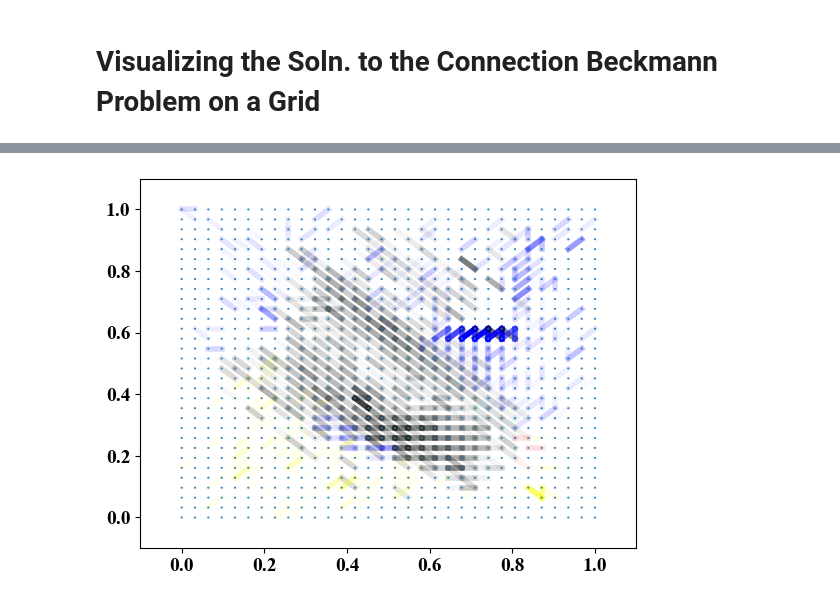
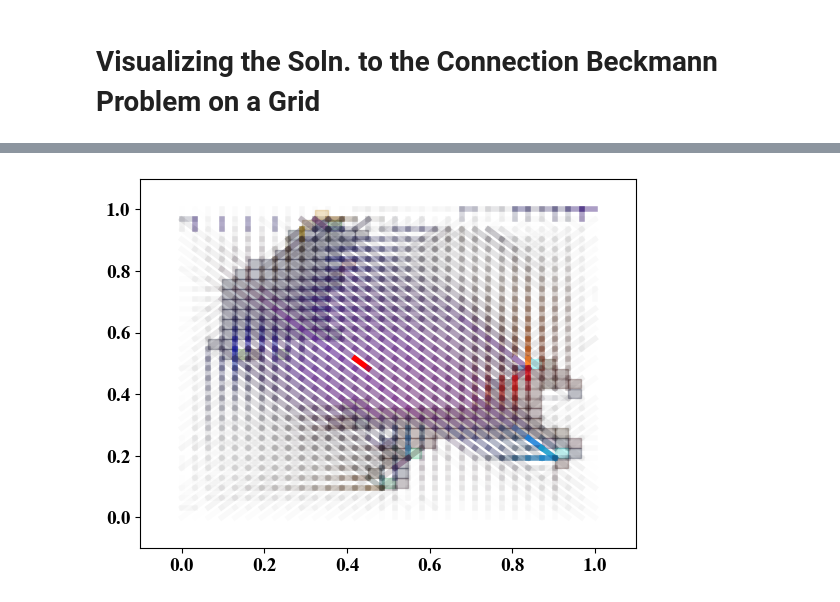
Before and after one commit to sawyer-jack-1/connection-graph-wasserstein, a Jupyter notebook: connection_beckmann_images.ipynb, the cells around one changed output, grey strips where cells are left out. Drawn from its saved outputs; the diff is of its cells as text; code cells hidden in the pictures.

```diff
--- a/connection_beckmann_images.ipynb
+++ b/connection_beckmann_images.ipynb
@@ -21,7 +21,7 @@ INTRINSIC_DIM = 3
 
 gridGraph = cnx.cnxFromPixelGrid(GRID_WIDTH, GRID_HEIGHT, INTRINSIC_DIM)
 
-gridGraphIncidenceMatrix = gridGraph.connectionIncidenceMatrix
+gridGraphIncidenceMatrix = gridGraph.B
 # %% [markdown]
 Generate the constraint matrices and densities to be transported. Example seen here is dirac densities at corners of the grid.
 # %%
@@ -107,9 +123,9 @@ def renderColorDensityAsImage(grid, localizedColorDensity):
     plt.show()
 # %%
 
-cat = colorDensityFromImage(gridGraph, 'data/red_horse_2.jpg')
-horse = colorDensityFromImage(gridGraph, 'data/blue_cat_2.jpg')
+cat, sCat = colorDensityFromImage(gridGraph, 'data/blue_cat_on_black_1.jpg', output_weights=True)
+horse, sHorse = colorDensityFromImage(gridGraph, 'data/red_horse_on_black_1.jpg', output_weights=True)
 
-renderColorDensityAsImage(gridGraph, cat + horse)
+renderColorDensityAsImage(gridGraph, cat + horse, normalization=sCat + sHorse)
 # %% [output]
 Processing image density ...
@@ -146,5 +174,5 @@ time to init initPhi:  17.37202215194702
 # %%
-learning_rate = 1e-2
+learning_rate = 5e-3
 alpha = 1
 n_epochs = 10000
 
@@ -188,51 +216,80 @@ np.linalg.norm(torch.matmul(B, J.flatten()).detach().numpy() - c.detach().numpy(
 # %%
 spectralEmbedding = gridGraph.gridEmbedding
 
-TOLERANCE = 0
+TOLERANCE = 0 # 1.5e-3
 MAX = np.max(regularizedActiveEdges)
 
 fig, ax = plt.subplots()
 ax.set_xlim((-.1, 1.1))
 ax.set_ylim((-.1, 1.1))
 
-for node in tqdm(list(range(gridGraph.nNodes))):
+renderImages = True
+
+for node in tqdm(list(range(gridGraph.number_of_nodes()))):
+
     center = spectralEmbedding[node][0], spectralEmbedding[node][1]
-    col = "tab:blue" # phi[(node * INTRINSIC_DIM) : ((node + 1) * INTRINSIC_DIM) ].tolist() + [1]  #"tab:blue"
-    zNode=4
-    r=1e-3
-    nodeLabel = matplotlib.patches.Circle(center, radius=r, color=col, zorder=zNode)
-    ax.add_patch(nodeLabel)
 
-for edgeIndex, edge in zip(range(gridGraph.nEdges), list(gridGraph.edges())):
+    if renderImages==True:
+        localizedColorDensity = cat + horse
 
-    flow = (regularizedEdgeFlows[(edgeIndex * INTRINSIC_DIM) : ((edgeIndex + 1) * INTRINSIC_DIM) ]).tolist()
+        INTENSITY = 1 / np.max(cat + horse)
 
-    #col = gridPhi[(edge[0] * INTRINSIC_DIM) : ((edge[0] + 1) * INTRINSIC_DIM) ]
+        if np.linalg.norm(localizedColorDensity[(node * 3) : ((node + 1) * 3)]) > 1e-2:
+            colorRGB = (INTENSITY*( localizedColorDensity[(node * 3) : ((node + 1) * 3)])).tolist() + [.25]
+        else:
+            colorRGB = [1, 1, 1, 0]
 
-    flow =  [ x % 1.0 for x in flow] #  #1 + x  #
+        nodeLabel = matplotlib.patches.Rectangle(center, 1/GRID_WIDTH, 1/GRID_HEIGHT, color=colorRGB)
+        ax.add_patch(nodeLabel)
+    else:
+        col = "tab:blue" # phi[(node * INTRINSIC_DIM) : ((node + 1) * INTRINSIC_DIM) ].tolist() + [1]  #"tab:blue"
+        zNode=4
+        r=1e-3
+        nodeLabel = matplotlib.patches.Circle(center, radius=r, color=col, zorder=zNode)
+
+        ax.add_patch(nodeLabel)
+
+for edgeIndex, edge in zip(range(gridGraph.number_of_edges()), list(gridGraph.edges())):
+
+    m = np.max(abs(regularizedEdgeFlows))
 
     if regularizedActiveEdges[edgeIndex] > TOLERANCE:
 
+        flow = np.copy(regularizedEdgeFlows[(edgeIndex * INTRINSIC_DIM) : ((edgeIndex + 1) * INTRINSIC_DIM) ])
+
+        # When normalizing here - save the normalization constants for RGB images from before and multiply the components
+        # of flow by these values.
+        flow /= m #Boundary noise values- check if they are, countinuity around zero and 1
+        #flow %= 1.0
+        flow = abs(flow)
+        flow = flow.tolist()
+        # flow = [ x - 1 if x > 1 else -x if x < 0 else x for x in flow ]
+
+
         alpha = abs(regularizedActiveEdges[edgeIndex])/MAX
-        col= flow  + [alpha] #(1, 0, 0, alpha) #flow + [alpha] #(1, 0, .1, abs(regularizedActiveEdges[edgeIndex])/MAX)
+        col= flow  +  [alpha] #(1, 0, 0, alpha) #flow + [alpha] #(1, 0, .1, abs(regularizedActiveEdges[edgeIndex])/MAX)
         z = 3
         lw = 4
 
     else:
         #col="tab:blue"
         lw=0.5
         col=(1,1,1,0)
         z = 3
 
+    if edgeIndex==1929:
+         col = [1, 0, 0, 1]
+
     fromNode = edge[0]
     toNode = edge[1]
     centerFromNode = spectralEmbedding[fromNode][0], spectralEmbedding[fromNode][1]
     centerToNode = spectralEmbedding[toNode][0], spectralEmbedding[toNode][1]
 
     ax.plot((centerFromNode[0], centerToNode[0]), (centerFromNode[1], centerToNode[1]), color=col, lw=lw)
 
+
 plt.show()
 
 # xData, yData = spectralEmbedding.values
 # %% [output]
-[figure, old version]
+[figure, new version]
```
Also changed, not shown: parts of 11 cells of this notebook, 6 other files.
